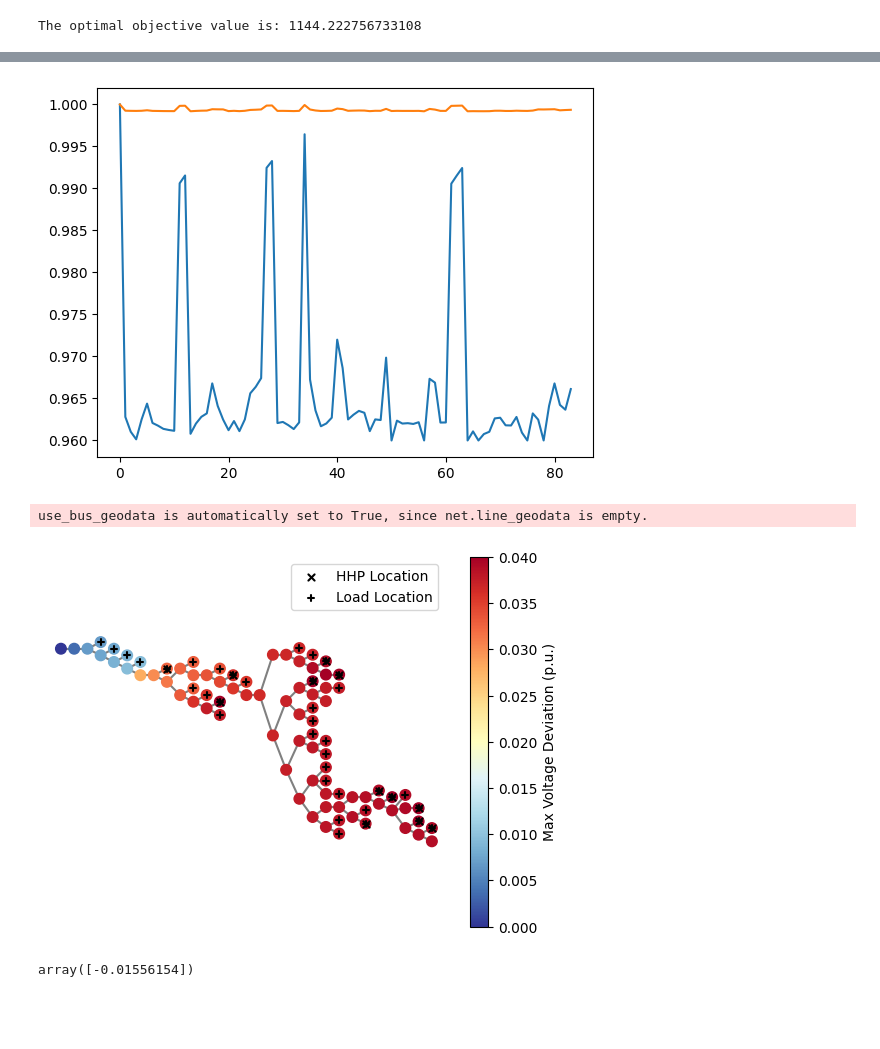
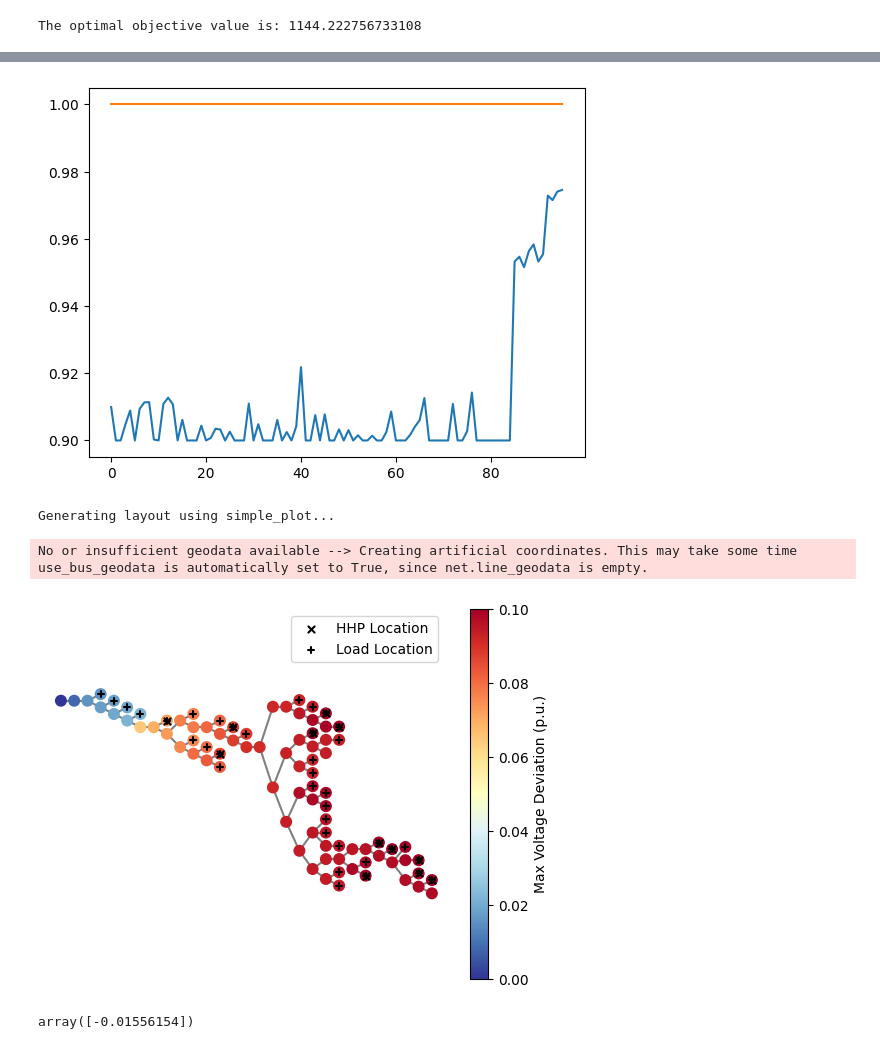
Before and after one commit to XinLiTue/Congestion-Management-based-on-Thermal-Comfort, a Jupyter notebook: FullModel.ipynb, the cells around one changed output, grey strips where cells are left out. Saved outputs shown, nothing was run; the diff lists cells and outputs as text; code cells hidden in the pictures; blank space fills up the shorter version.

```diff
--- a/FullModel.ipynb
+++ b/FullModel.ipynb
@@ -69,3 +126,28 @@ PPD:
 print(f"The optimal objective value is: {m.objVal}")
 # %% [output]
 The optimal objective value is: 1144.222756733108
+# %%
+
+Result_p_array = np.array(Result_p)
+Result_q_array = np.array(Result_q)
+Result_v_array = np.array(Result_v)
+Result_T_ind_array = np.array(Result_T_ind)
+Result_hp_array = np.array(Result_hp)
+Result_h_boil_array = np.array(Result_h_boil)
+Result_PPD_array = np.array(Result_PPD)
+#hp
+hp_sum = 1E3*np.sum(Result_hp_array, axis=0)
+hp_out= 1E3*np.sum(Result_hp_array, axis=1)
+h_boil_sum = 1E3*np.sum(Result_h_boil_array, axis=0)
+# voltage
+for i in range(len(Result_v_array)):
+    for j in range(len(Result_v_array[i])):
+        Result_v_array[i][j] = math.sqrt(Result_v_array[i][j])/0.23
+
+Result_v_min = []
+Result_v_max = []
+for i in range(96):
+    # Extract i-th values across all subarrays
+    values_at_i = [Result_v_array[j][i] for j in range(len(Result_v_array))]
+    Result_v_min.append(min(values_at_i))
+    Result_v_max.append(max(values_at_i))
@@ -91,21 +309,23 @@ for i in range(len(Result_v_array)):
 # %%
 # for every element in Result_v_array, calculate the sqrt and /0.23 to get the p.u. voltage value
 
 # Result_v_array
 #calculate shape of the Result_v_array
 #Result_v_array[i][j] calculate the min and max of each i and store in Result_v_min and Result_v_max
 Result_v_min = []
 Result_v_max = []
-for i in range(84):
-    Result_v_min.append(min(Result_v_array[i]))
-    Result_v_max.append(max(Result_v_array[i]))
+for i in range(96):
+    # Extract i-th values across all subarrays
+    values_at_i = [Result_v_array[j][i] for j in range(len(Result_v_array))]
+    Result_v_min.append(min(values_at_i))
+    Result_v_max.append(max(values_at_i))
 #plot the Result_v_min and Result_v_max
 import matplotlib.pyplot as plt
 plt.plot(Result_v_min)
 plt.plot(Result_v_max)
 plt.show()
 # %% [output]
-[figure, old version]
+[figure, new version]
 # %%
 #pf validate
 
@@ -189,7 +409,7 @@ import os
 
 def plot_network_with_voltage_dev(net, max_voltage_dev):
     hp_own=model_inf.connect1["HP"].tolist()
-    # 如果 net.bus_geodata 为空，先用 simple_plot 生成坐标
+    # if net.bus_geodata null，use simple_plot
     if net.bus_geodata.empty:
         print("Generating layout using simple_plot...")
         fig, ax = plt.subplots()
@@ -198,15 +418,15 @@ def plot_network_with_voltage_dev(net, max_voltage_dev):
 
     fig, ax = plt.subplots()
 
-    # 绘制线路
+
     lc = plot.create_line_collection(net, lines=net.line.index, color="grey", zorder=1)
 
-    # 设置母线颜色（电压偏差）
+    # set bus color based on max voltage deviation
     cmap = plt.get_cmap('RdYlBu_r')
     norm = plt.Normalize(vmin=min(max_voltage_dev), vmax=max(max_voltage_dev))
     colors = [cmap(norm(value)) for value in max_voltage_dev]
 
-    # 绘制所有母线
+    # set all bus
     bus_size = 0.4
     bc = plot.create_bus_collection(
         net,
@@ -216,53 +436,56 @@ def plot_network_with_voltage_dev(net, max_voltage_dev):
         zorder=2
     )
 
-    # 获取 HHP 母线位置, hp_own为1的索引加上n_bus -n_user才是正确索引
+    # get HHP bus location, index of hp_own=1 puls n_bus -n_user
     offset = len(model_inf.network) + 1 - len(model_inf.connect1)
     hhp_buses = [i + offset for i, val in enumerate(hp_own) if val == 1]
-    # 确保索引在有效范围内
+    # makere sure the bus is in the net.bus.index
     hhp_buses = [bus for bus in hhp_buses if bus in net.bus.index]
 
 
 
-    # 收集绘图元素
+    # collection
     collections = [lc, bc]
 
-# 在 HHP 母线上添加绿色三角标注
+# add green triangle for HHP location
     if hhp_buses:
         hhp_x = net.bus_geodata.loc[hhp_buses, 'x']
         hhp_y = net.bus_geodata.loc[hhp_buses, 'y']
         ax.scatter(hhp_x, hhp_y, c='black', marker='x', s=20, zorder=3, label='HHP Location')
 
-    # 收集绘图元素
+
     collections = [lc, bc]
 
-    # 添加负荷散点标注
+    # add load location
     if net.load.shape[0] != 0:
-        load_buses = net.load.bus.values  # 获取有负荷的母线索引
+        load_buses = net.load.bus.values
         load_x = net.bus_geodata.loc[load_buses, 'x']
         load_y = net.bus_geodata.loc[load_buses, 'y']
         ax.scatter(load_x, load_y, c='black', marker='+', s=20, zorder=3, label='Load Location')
 
-    # 绘制
+
     plot.draw_collections(collections, ax=ax)
 
-    # 添加颜色条
+    # add colorbar
     sm = plt.cm.ScalarMappable(cmap=cmap, norm=norm)
     sm.set_array(max_voltage_dev)
     plt.colorbar(sm, ax=ax, label='Max Voltage Deviation (p.u.)')
 
-    # 添加图例
+
     plt.legend()
 
     if not os.path.exists('result'):
         os.makedirs('result')
-    plt.savefig('result/voltage_dev_plot.png', dpi=300, bbox_inches='tight')
+    # plt.savefig('result/voltage_dev_plot.png', dpi=300, bbox_inches='tight')
+    plt.savefig('result/voltage_dev_plot.svg', bbox_inches='tight')
     plt.show()
 
 plot_network_with_voltage_dev(net, max_voltage_dev)
 # %% [output]
-use_bus_geodata is automatically set to True, since net.line_geodata is empty.
+Generating layout using simple_plot...
+No or insufficient geodata available --> Creating artificial coordinates. This may take some time
+use_bus_geodata is automatically set to True, since net.line_geodata is empty.
-[figure, old version]
+[figure, new version]
 # %%
 model_inf.LoadPower.iloc[:,1:]
 #help me sum the load power
```
Also changed, not shown: parts of 18 cells of this notebook, 4 other files.
